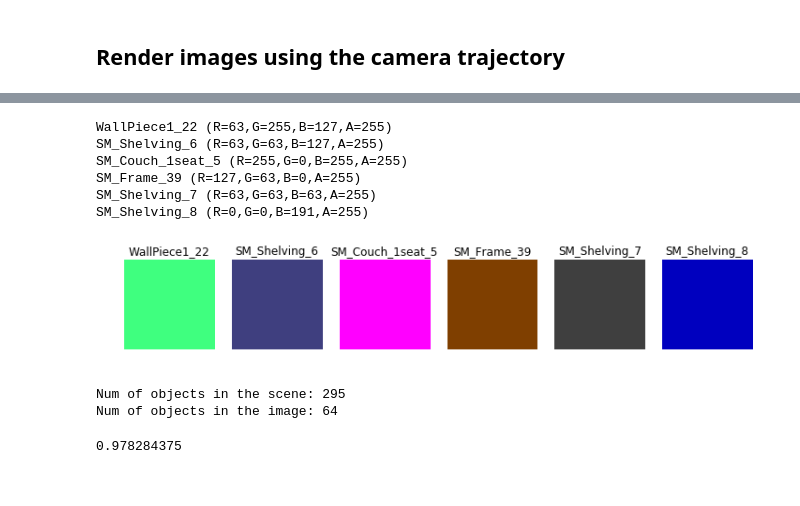
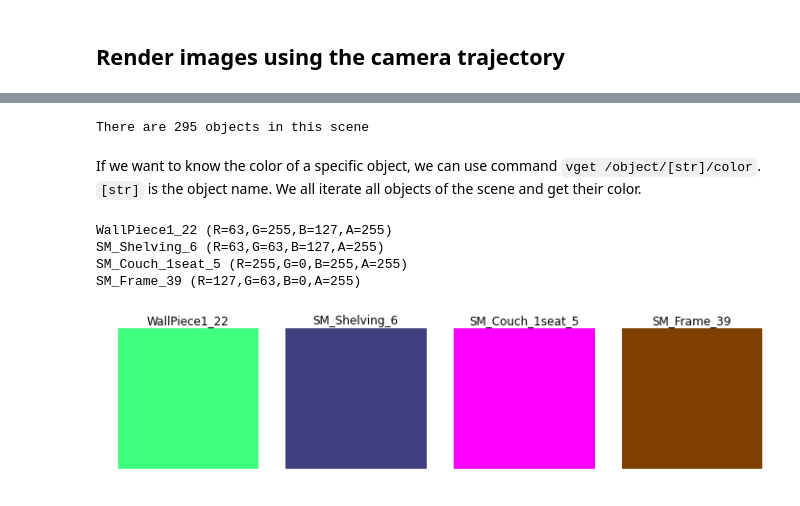
Before and after one commit to unrealcv/unrealcv, a Jupyter notebook: client/examples/generate-images.ipynb, the cells around one changed output, grey strips where cells are left out. Cells and saved outputs as stored; diff of their text form; code cells hidden in the pictures.

Commit message:
Update generating images example.

```diff
--- a/client/examples/generate-images.ipynb
+++ b/client/examples/generate-images.ipynb
@@ -58,14 +129,54 @@ Check how many objects in the scene and the portion
+# %%
+# Get a list of all objects in the scene
+scene_objects = ue4cv.client.request('vget /objects').split(' ')
+print 'There are %d objects in this scene' % len(scene_objects)
+# %% [output]
+There are 295 objects in this scene
+# %%
+# %load -s Color,subplot_color ipynb_util.py
+class Color(object):
+    regexp = re.compile('\(R=(.*),G=(.*),B=(.*),A=(.*)\)')
+    def __init__(self, color_str):
+        self.color_str = color_str
+        match = self.regexp.match(color_str)
+        (self.R, self.G, self.B, self.A) = [int(match.group(i)) for i in range(1,5)]
+
+    def __repr__(self):
+        return self.color_str
+
+def subplot_color(index, color, title):
+    plt.subplot(index)
+    im = np.zeros((100, 100, 4))
+    # red = np.array([1.0, 0, 0, 1.0])
+    color_array = np.array([color.R, color.G, color.B, color.A]) / 255.0 # repmat
+    im = im + color_array
+    print title, color
+    plt.imshow(im)
+    plt.axis('off')
+    plt.title(title)
+# %% [markdown]
+If we want to know the color of a specific object, we can use command `vget /object/[str]/color`. `[str]` is the object name. We all iterate all objects of the scene and get their color.
+# %%
+# %load -s get_color_mapping ipynb_util.py
+def get_color_mapping(client, object_list):
+    ''' Get the color mapping for specified objects '''
+    color_mapping = {}
+    for objname in object_list:
+        color_mapping[objname] = Color(client.request('vget /object/%s/color' % objname))
+    return color_mapping
 # %%
-# color_mapping = get_color_mapping(ue4cv.client, objects)
-color_mapping = get_color_mapping(ue4cv.client)
-objects = ['WallPiece1_22', 'SM_Shelving_6', 'SM_Couch_1seat_5', 'SM_Frame_39', 'SM_Shelving_7', 'SM_Shelving_8']
+color_mapping = get_color_mapping(ue4cv.client, scene_objects)
+selected_objects = ['WallPiece1_22', 'SM_Shelving_6', 'SM_Couch_1seat_5', 'SM_Frame_39']
 plt.rcParams['figure.figsize'] = (12.0, 6.0) # (w, h)
-plot_object_color(objects, color_mapping)
+
+baseindex = 100 + 10 * len(selected_objects) + 1
+for i in range(len(selected_objects)):
+    object_name = selected_objects[i]
+    color = color_mapping[object_name]
+    subplot_color(baseindex+i, color, object_name)
 # %% [output]
 WallPiece1_22 (R=63,G=255,B=127,A=255)
 SM_Shelving_6 (R=63,G=63,B=127,A=255)
 SM_Couch_1seat_5 (R=255,G=0,B=255,A=255)
 SM_Frame_39 (R=127,G=63,B=0,A=255)
-SM_Shelving_7 (R=63,G=63,B=63,A=255)
-SM_Shelving_8 (R=0,G=0,B=191,A=255)
-[figure, old version]
+[figure, new version]
@@ -75,13 +182,0 @@ object_instance_map = ObjectInstanceMap(color_object_mask, color_mapping)
-# %%
-all_objects = color_mapping.keys()
-print 'Num of objects in the scene:', len(all_objects)
-image_objects = object_instance_map.dic_object_instance.keys()
-print 'Num of objects in the image:', len(image_objects)
-# %% [output]
-Num of objects in the scene: 295
-Num of objects in the image: 64
-# %%
-# object_instance_map.print_object_size()
-object_instance_map.check_coverage()
-# %% [output]
-0.978284375
```
Also changed, not shown: parts of 39 cells of this notebook.
